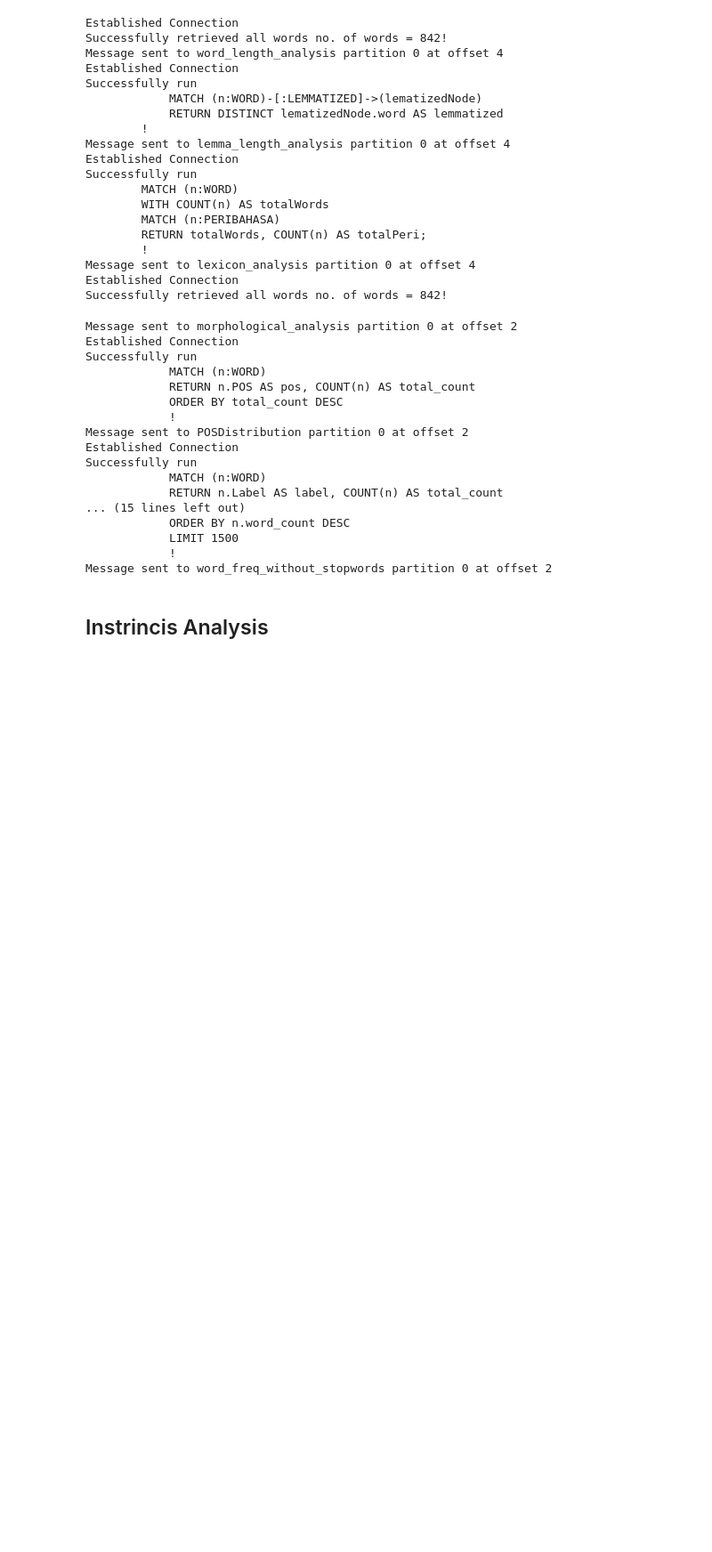
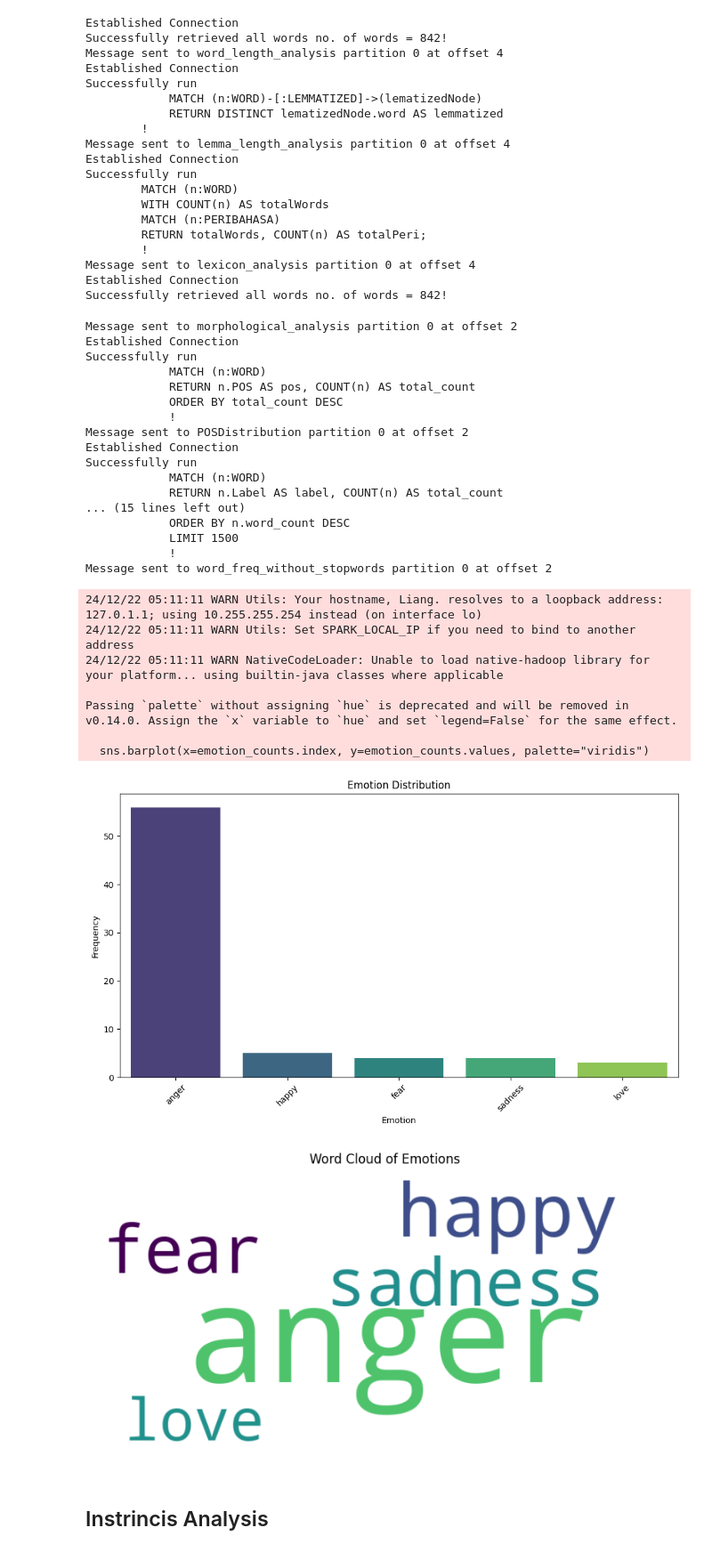
Before and after one commit to ZhanLiang06/DE_malay_news, a Jupyter notebook: LexiconAnalysis.ipynb, the cells around one changed output. Shown: that part at 89% size. Cells and saved outputs as stored; diff of their text form; code cells hidden in the pictures; blank space fills up the shorter version.

```diff
--- a/LexiconAnalysis.ipynb
+++ b/LexiconAnalysis.ipynb
@@ -53,6 +57,21 @@ Successfully run
             LIMIT 1500
             !
 Message sent to word_freq_without_stopwords partition 0 at offset 2
+# %%
+from lexicraft import Analysis
+from pyspark.sql import SparkSession
+spark = SparkSession.builder.appName("DE-prj").getOrCreate()
+Analysis.emotion_analysis_with_graph(spark)
+# %% [output]
+24/12/22 05:11:11 WARN Utils: Your hostname, Liang. resolves to a loopback address: 127.0.1.1; using 10.255.255.254 instead (on interface lo)
+24/12/22 05:11:11 WARN Utils: Set SPARK_LOCAL_IP if you need to bind to another address
+24/12/22 05:11:11 WARN NativeCodeLoader: Unable to load native-hadoop library for your platform... using builtin-java classes where applicable
+
+Passing `palette` without assigning `hue` is deprecated and will be removed in v0.14.0. Assign the `x` variable to `hue` and set `legend=False` for the same effect.
+
+  sns.barplot(x=emotion_counts.index, y=emotion_counts.values, palette="viridis")
+[figure, added]
+[figure, added]
 # %% [markdown]
 ## Instrincis Analysis
 # %%
```
Also changed, not shown: parts of 5 cells of this notebook, 14 other files.
